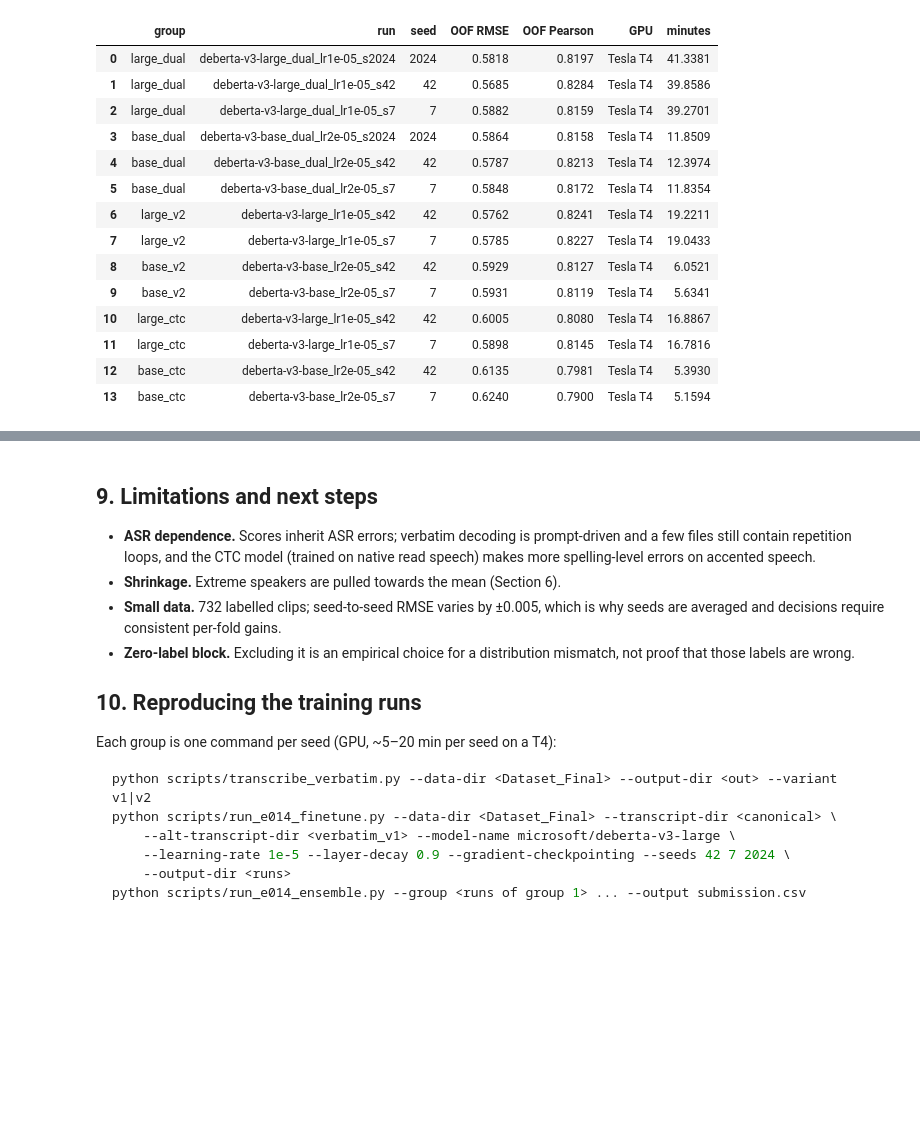
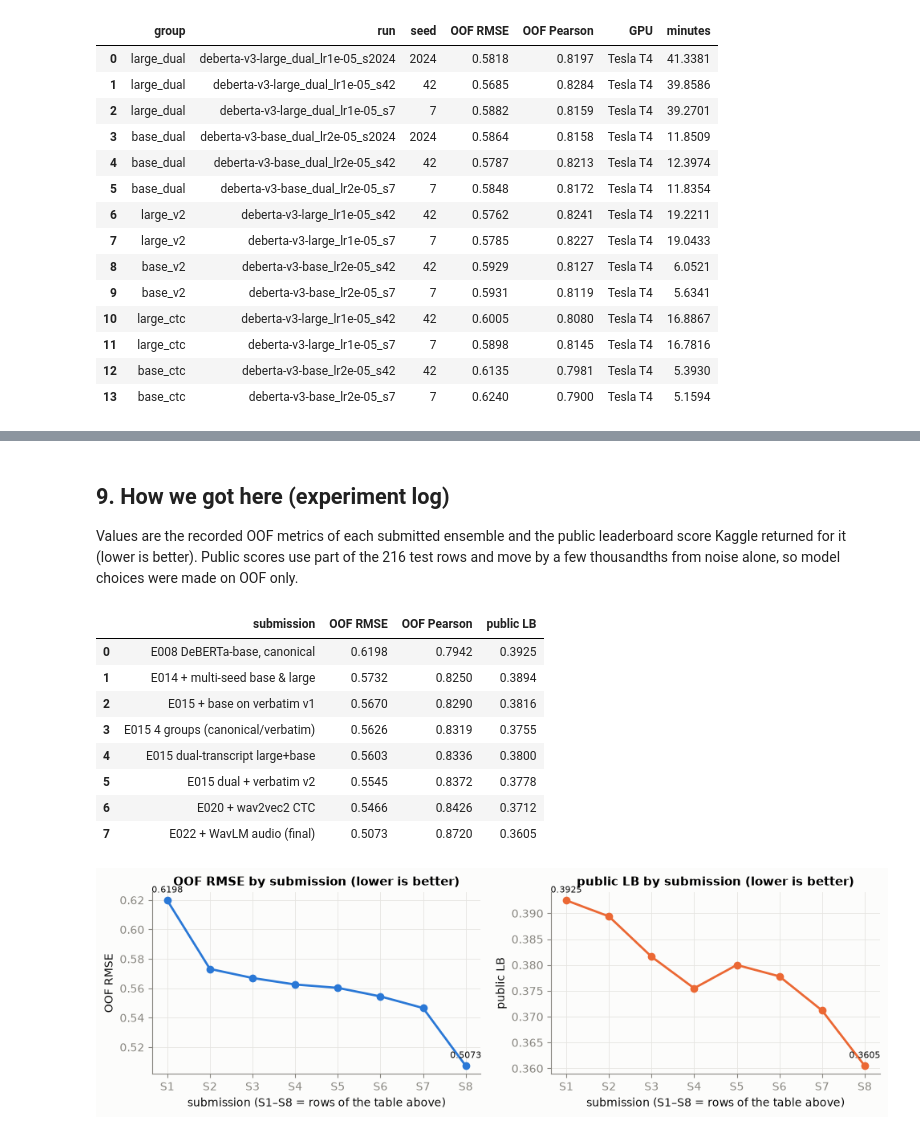
Before and after one commit to lijoraju/grammar-scoring, a Jupyter notebook: notebooks/03_final_submission.ipynb, the cells around one changed output, grey strips where cells are left out. Saved outputs shown, nothing was run; the diff lists cells and outputs as text; code cells hidden in the pictures; blank space fills up the shorter version.

````diff
--- a/notebooks/03_final_submission.ipynb
+++ b/notebooks/03_final_submission.ipynb
@@ -532,24 +576,59 @@ wrote /Volumes/Transcend/Kaggle Competition/grammar-scoring/artifacts/final_e015
 # %% [markdown]
-## 9. Limitations and next steps
+## 9. How we got here (experiment log)
 
-* **ASR dependence.** Scores inherit ASR errors; verbatim decoding is prompt-driven and a few
-  files still contain repetition loops, and the CTC model (trained on native read speech)
-  makes more spelling-level errors on accented speech.
-* **Shrinkage.** Extreme speakers are pulled towards the mean (Section 6).
-* **Small data.** 732 labelled clips; seed-to-seed RMSE varies by ±0.005, which is why seeds
-  are averaged and decisions require consistent per-fold gains.
-* **Zero-label block.** Excluding it is an empirical choice for a distribution mismatch, not
-  proof that those labels are wrong.
-
-## 10. Reproducing the training runs
-
-Each group is one command per seed (GPU, ~5–20 min per seed on a T4):
-
-```sh
-python scripts/transcribe_verbatim.py --data-dir <Dataset_Final> --output-dir <out> --variant v1|v2
-python scripts/run_e014_finetune.py --data-dir <Dataset_Final> --transcript-dir <canonical> \
-    --alt-transcript-dir <verbatim_v1> --model-name microsoft/deberta-v3-large \
-    --learning-rate 1e-5 --layer-decay 0.9 --gradient-checkpointing --seeds 42 7 2024 \
-    --output-dir <runs>
-python scripts/run_e014_ensemble.py --group <runs of group 1> ... --output submission.csv
-```
+Values are the recorded OOF metrics of each submitted ensemble and the public leaderboard
+score Kaggle returned for it (lower is better). Public scores use part of the 216 test rows
+and move by a few thousandths from noise alone, so model choices were made on OOF only.
+# %%
+log = pd.DataFrame(
+    [
+        ("E008 DeBERTa-base, canonical", 0.6198, 0.7942, 0.3925),
+        ("E014 + multi-seed base & large", 0.5732, 0.8250, 0.3894),
+        ("E015 + base on verbatim v1", 0.5670, 0.8290, 0.3816),
+        ("E015 4 groups (canonical/verbatim)", 0.5626, 0.8319, 0.3755),
+        ("E015 dual-transcript large+base", 0.5603, 0.8336, 0.3800),
+        ("E015 dual + verbatim v2", 0.5545, 0.8372, 0.3778),
+        ("E020 + wav2vec2 CTC", 0.5466, 0.8426, 0.3712),
+        (
+            "E022 + WavLM audio (final)",
+            train_metrics["rmse"],
+            train_metrics["pearson_correlation"],
+            0.3605,
+        ),
+    ],
+    columns=["submission", "OOF RMSE", "OOF Pearson", "public LB"],
+)
+display(log.round(4))
+
+fig, axes = plt.subplots(1, 2, figsize=(10, 3.2), sharex=True)
+x = np.arange(len(log))
+for ax, column, color in [(axes[0], "OOF RMSE", BLUE), (axes[1], "public LB", ORANGE)]:
+    ax.plot(x, log[column], color=color, linewidth=2, marker="o", markersize=6)
+    ax.set(title=f"{column} by submission (lower is better)", ylabel=column)
+    ax.set_xticks(x, [f"S{i + 1}" for i in x])
+    ax.set_xlabel(f"submission (S1–S{len(log)} = rows of the table above)")
+    best = int(np.argmin(log[column]))
+    for i, v in enumerate(log[column]):
+        if i in (0, len(log) - 1, best):
+            ax.annotate(
+                f"{v:.4f}",
+                (i, v),
+                textcoords="offset points",
+                xytext=(0, 7),
+                ha="center",
+                fontsize=8,
+                color=INK,
+            )
+plt.tight_layout()
+plt.show()
+# %% [output]
+|  | submission | OOF RMSE | OOF Pearson | public LB |
+| 0 | E008 DeBERTa-base, canonical | 0.6198 | 0.7942 | 0.3925 |
+| 1 | E014 + multi-seed base & large | 0.5732 | 0.8250 | 0.3894 |
+| 2 | E015 + base on verbatim v1 | 0.5670 | 0.8290 | 0.3816 |
+| 3 | E015 4 groups (canonical/verbatim) | 0.5626 | 0.8319 | 0.3755 |
+| 4 | E015 dual-transcript large+base | 0.5603 | 0.8336 | 0.3800 |
+| 5 | E015 dual + verbatim v2 | 0.5545 | 0.8372 | 0.3778 |
+| 6 | E020 + wav2vec2 CTC | 0.5466 | 0.8426 | 0.3712 |
+| 7 | E022 + WavLM audio (final) | 0.5073 | 0.8720 | 0.3605 |
+[figure, added]
````
Also changed, not shown: parts of 24 cells of this notebook, 5 other files.
